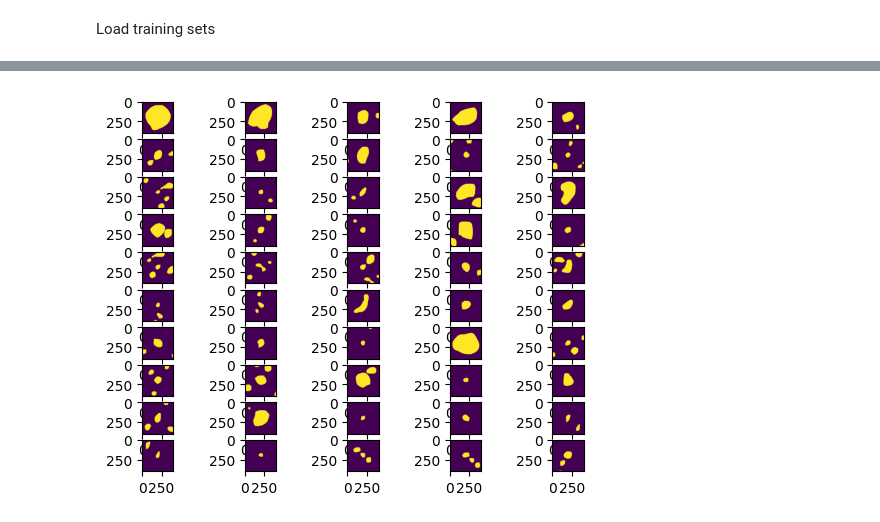
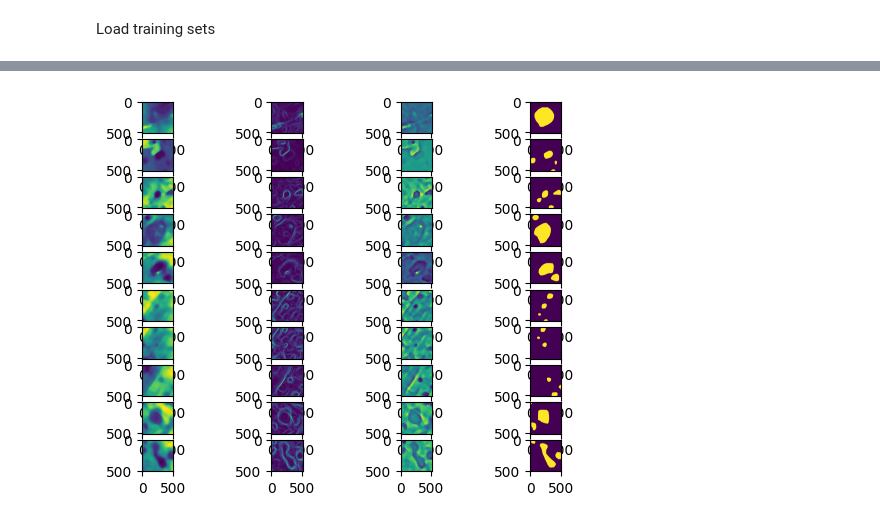
Before and after one commit to willhcm/scd-detection, a Jupyter notebook: code/notebooks/colab/DataPreperation.ipynb, the cells around one changed output, grey strips where cells are left out. Saved outputs shown, nothing was run; the diff lists cells and outputs as text; code cells hidden in the pictures.

```diff
--- a/code/notebooks/colab/DataPreperation.ipynb
+++ b/code/notebooks/colab/DataPreperation.ipynb
@@ -27,14 +64,13 @@ Done. 140 positive, 21 negative, 203 skipped (>20% empty).
 # %%
-import matplotlib.pyplot as plt
+paths = glob.glob('/content/drive/MyDrive/IRP/TilesJittered/Russia/*.npz')[:10]
 
-OUT = Path('/content/drive/MyDrive/IRP/Tiles/Russia')
+fig, axes = plt.subplots(10, 4)
 
-paths = list(OUT.glob('*.npz'))[:50]
-fig, axes = plt.subplots(10, 5)
-axes = axes.flatten()
-
-for i, p in enumerate(paths):
-    tile = np.load(p)
-    axes[i].imshow(tile['labels'])
+for i, path in enumerate(paths):
+  d = np.load(path)
+  axes[i, 0].imshow(d['image'][0])
+  axes[i, 1].imshow(d['image'][1])
+  axes[i, 2].imshow(d['image'][3])
+  axes[i, 3].imshow(d['labels'])
 # %% [output]
-[figure, old version]
+[figure, new version]
```
Also changed, not shown: parts of 4 cells of this notebook.
